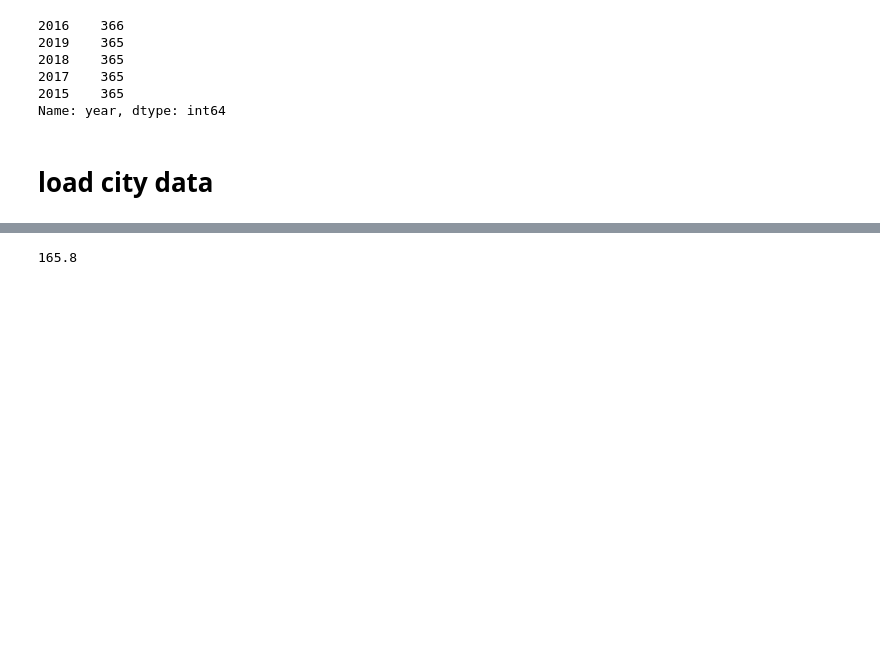
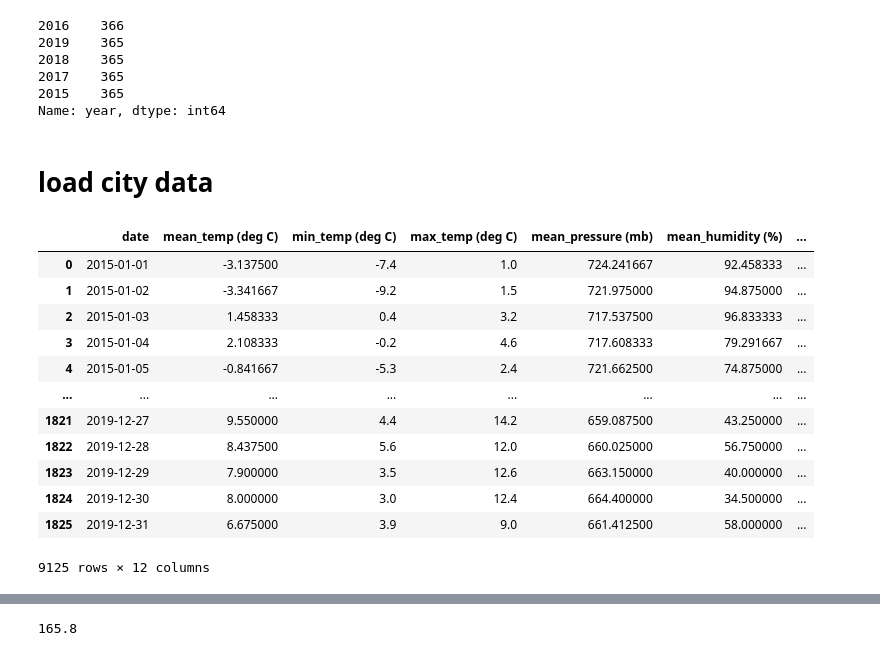
Before and after one commit to dwhew/data_science, a Jupyter notebook: weather.ipynb, the cells around one changed output, grey strips where cells are left out. Saved outputs shown, nothing was run; the diff lists cells and outputs as text; code cells hidden in the pictures; blank space fills up the shorter version.

```diff
--- a/weather.ipynb
+++ b/weather.ipynb
@@ -83,0 +84,19 @@ tehdf = pd.read_csv(r'https://raw.githubusercontent.com/ds4geo/ds4geo/master/dat
+# %%
+for df, name in zip(dflist, citylist):
+  df['city'] = name
+lord_of_lists = pd.concat(dflist)
+lord_of_lists
+# %% [output]
+|  | date | mean_temp (deg C) | min_temp (deg C) | max_temp (deg C) | mean_pressure (mb) | mean_humidity (%) | ... |
+| 0 | 2015-01-01 | -3.137500 | -7.4 | 1.0 | 724.241667 | 92.458333 | ... |
+| 1 | 2015-01-02 | -3.341667 | -9.2 | 1.5 | 721.975000 | 94.875000 | ... |
+| 2 | 2015-01-03 | 1.458333 | 0.4 | 3.2 | 717.537500 | 96.833333 | ... |
+| 3 | 2015-01-04 | 2.108333 | -0.2 | 4.6 | 717.608333 | 79.291667 | ... |
+| 4 | 2015-01-05 | -0.841667 | -5.3 | 2.4 | 721.662500 | 74.875000 | ... |
+| ... | ... | ... | ... | ... | ... | ... | ... |
+| 1821 | 2019-12-27 | 9.550000 | 4.4 | 14.2 | 659.087500 | 43.250000 | ... |
+| 1822 | 2019-12-28 | 8.437500 | 5.6 | 12.0 | 660.025000 | 56.750000 | ... |
+| 1823 | 2019-12-29 | 7.900000 | 3.5 | 12.6 | 663.150000 | 40.000000 | ... |
+| 1824 | 2019-12-30 | 8.000000 | 3.0 | 12.4 | 664.400000 | 34.500000 | ... |
+| 1825 | 2019-12-31 | 6.675000 | 3.9 | 9.0 | 661.412500 | 58.000000 | ... |
+9125 rows × 12 columns
```
Also changed, not shown: parts of 25 cells of this notebook.
